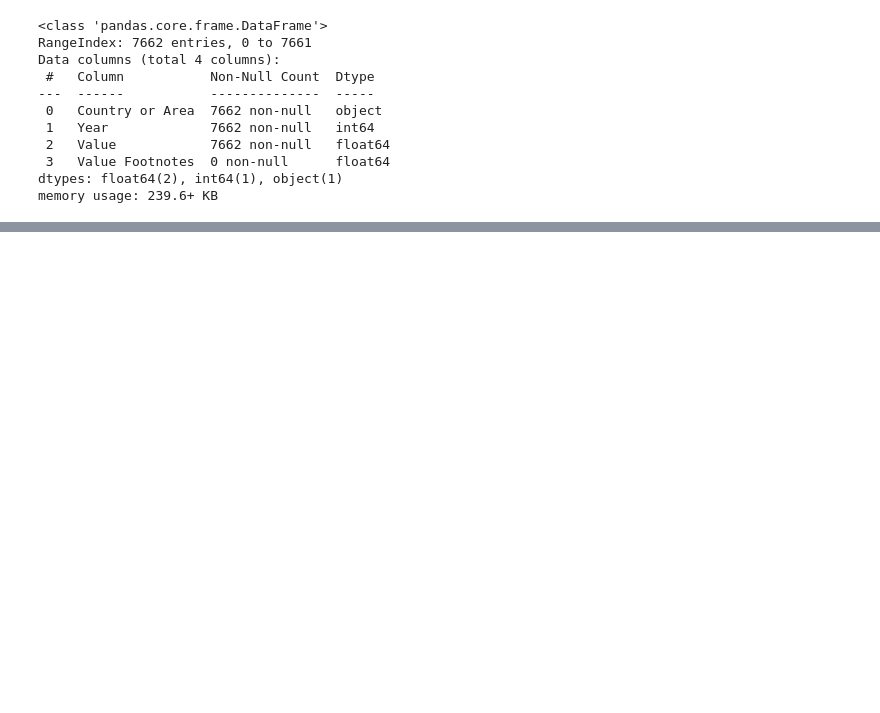
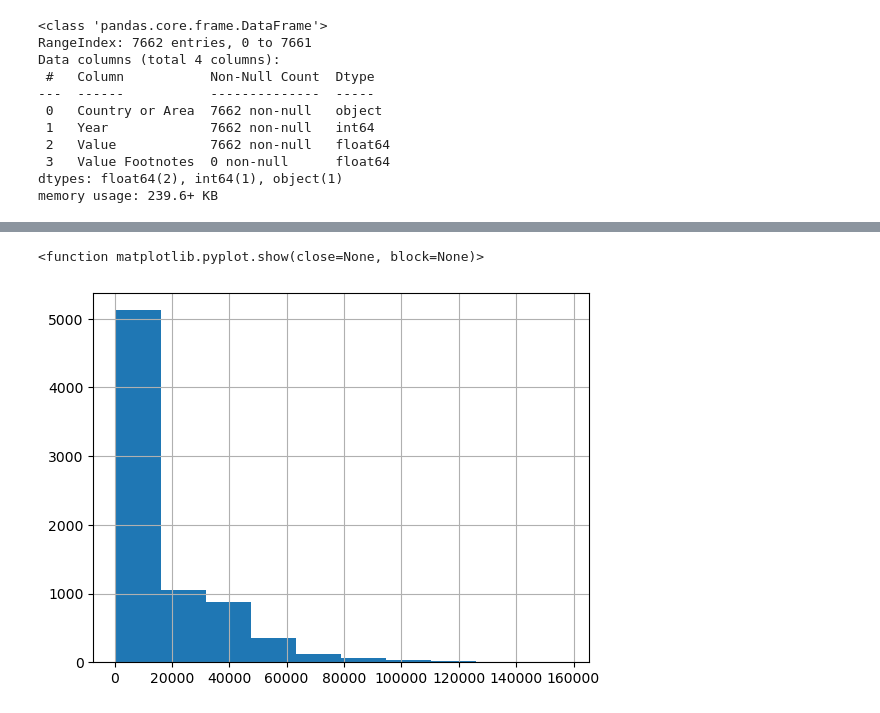
Before and after one commit to NSS-Data-Analytics-Cohort-12/un-python-Jtoppins24, a Jupyter notebook: notebooks/un_python.ipynb, the cells around one changed output, grey strips where cells are left out. Saved outputs shown, nothing was run; the diff lists cells and outputs as text; code cells hidden in the pictures; blank space fills up the shorter version.

```diff
--- a/notebooks/un_python.ipynb
+++ b/notebooks/un_python.ipynb
@@ -120,0 +134,6 @@ Count the countries that have full rows.... but not sure how many unique years t
+# %%
+gdp_df['GDP_Per_Capita'].hist()
+plt.show
+# %% [output]
+<function matplotlib.pyplot.show(close=None, block=None)>
+[figure, added]
```
Also changed, not shown: parts of 45 cells of this notebook.
